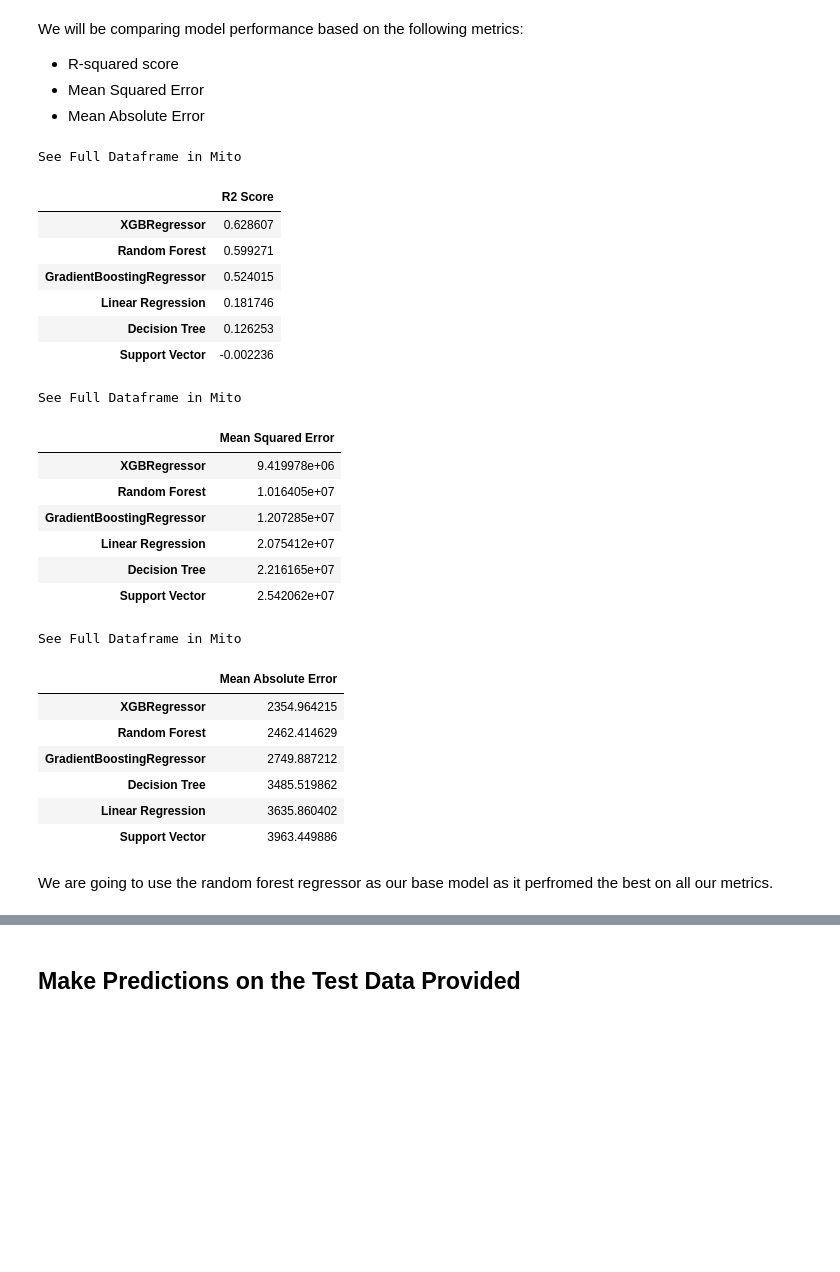
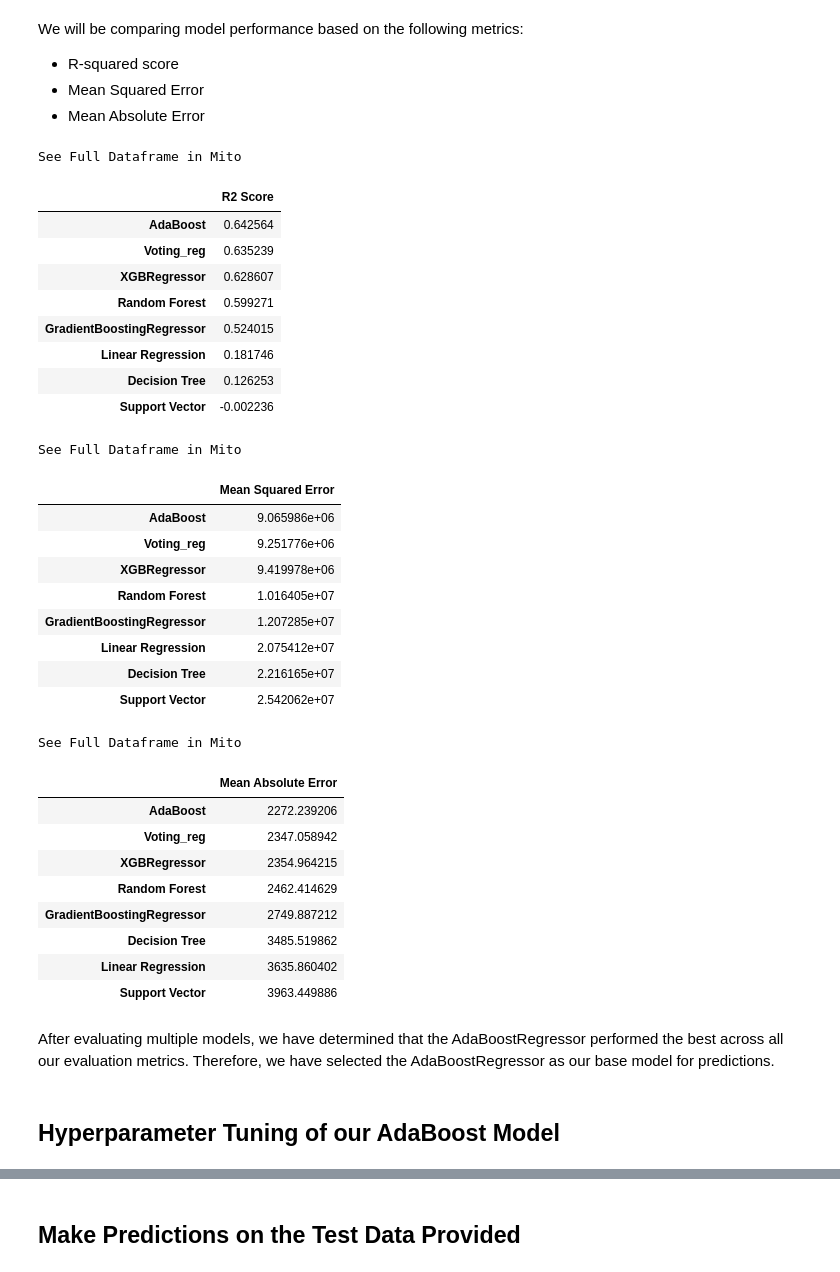
Before and after one commit to manlikesolomon/-RR12-Machine-Learning, a Jupyter notebook: starter-notebook.ipynb, the cells around one changed output, grey strips where cells are left out. Cells and saved outputs as stored; diff of their text form; code cells hidden in the pictures; blank space fills up the shorter version.

Commit message:
Tried improving score

```diff
--- a/starter-notebook.ipynb
+++ b/starter-notebook.ipynb
@@ -665,12 +642,0 @@ best_params
-# %%
-model.fit(X_train, y_train)
-
-# evaluate our model
-y_pred = model.predict(X_val)
-mse = mean_squared_error(y_val, y_pred)
-r2 = r2_score(y_val, y_pred)
-mae = mean_absolute_error(y_val, y_pred)
-
-print("Mean Squared Error:", mse)
-print("R-squared score:", r2)
-print("Mean Absolute Error:", mae)
@@ -676,0 +646,9 @@ print("Mean Absolute Error:", mae)
+# %%
+# Define the models which we'll include in our ensemble.
+models = [("rfr",rfr),("gbr",gbr),("xgb",xgb_model)]
+model_weightings = np.array([0.2,0.2,0.6])
+# instantiate our model object
+v_reg = VotingRegressor(estimators=models, weights=model_weightings)
+# %%
+# train our model
+v_reg.fit(X_train, y_train)
@@ -676,0 +673,11 @@ print("Mean Absolute Error:", mae)
+# %%
+# evealuate our model
+v_pred = v_reg.predict(X_val)
+
+v_mse = mean_squared_error(y_val, v_pred)
+v_r2 = r2_score(y_val, v_pred)
+v_mae = mean_absolute_error(y_val, v_pred)
+
+print("Mean Squared Error:", v_mse)
+print("R-squared score:", v_r2)
+print("Mean Absolute Error:", v_mae)
@@ -695,21 +751,25 @@ We will be comparing model performance based on the following metrics:
 # %%
 model_performance1 = {
                     'R2 Score':
                     {
                         'Linear Regression': lr_r2,
                         'Decision Tree': tree_r2,
                         'Support Vector': svm_r2,
                         'Random Forest': rfr_r2,
                         'GradientBoostingRegressor': gbr_r2,
-                        'XGBRegressor': xgb_r2
+                        'XGBRegressor': xgb_r2,
+                        'AdaBoost': ada_r2,
+                        'Voting_reg': v_r2
                     }
 }
 # create dataframe from dictionary
 model_performance1 = pd.DataFrame(model_performance1)
 model_performance1.sort_values(by='R2 Score',ascending=False)
 # %% [output]
 See Full Dataframe in Mito
 |  | R2 Score |
+| AdaBoost | 0.642564 |
+| Voting_reg | 0.635239 |
 | XGBRegressor | 0.628607 |
 | Random Forest | 0.599271 |
 | GradientBoostingRegressor | 0.524015 |
@@ -725,7 +785,9 @@ model_performance2 = {
                         'Support Vector': svm_mse,
                         'Random Forest': rfr_mse,
                         'GradientBoostingRegressor': gbr_mse,
-                        'XGBRegressor': xgb_mse
+                        'XGBRegressor': xgb_mse,
+                        'AdaBoost': ada_mse,
+                        'Voting_reg': v_mse
                     }
 }
 # create dataframe from dictionary
@@ -734,6 +796,8 @@ model_performance1.sort_values(by='Mean Squared Error',ascending=True)
 # %% [output]
 See Full Dataframe in Mito
 |  | Mean Squared Error |
+| AdaBoost | 9.065986e+06 |
+| Voting_reg | 9.251776e+06 |
 | XGBRegressor | 9.419978e+06 |
 | Random Forest | 1.016405e+07 |
 | GradientBoostingRegressor | 1.207285e+07 |
@@ -749,7 +813,9 @@ model_performance3 = {
                         'Support Vector': svm_mae,
                         'Random Forest': rfr_mae,
                         'GradientBoostingRegressor': gbr_mae,
-                        'XGBRegressor': xgb_mae
+                        'XGBRegressor': xgb_mae,
+                        'AdaBoost': ada_mae,
+                        'Voting_reg': v_mae
                     }
 }
 # create dataframe from dictionary
@@ -758,6 +824,8 @@ model_performance1.sort_values(by='Mean Absolute Error',ascending=True)
 # %% [output]
 See Full Dataframe in Mito
 |  | Mean Absolute Error |
+| AdaBoost | 2272.239206 |
+| Voting_reg | 2347.058942 |
 | XGBRegressor | 2354.964215 |
 | Random Forest | 2462.414629 |
 | GradientBoostingRegressor | 2749.887212 |
@@ -765,4 +833,6 @@ See Full Dataframe in Mito
 | Linear Regression | 3635.860402 |
 | Support Vector | 3963.449886 |
 # %% [markdown]
-We are going to use the random forest regressor as our base model as it perfromed the best on all our metrics.
+After evaluating multiple models, we have determined that the AdaBoostRegressor performed the best across all our evaluation metrics. Therefore, we have selected the AdaBoostRegressor as our base model for predictions.
+# %% [markdown]
+## Hyperparameter Tuning of our AdaBoost Model
```
Also changed, not shown: parts of 28 cells of this notebook, 2 other files.
